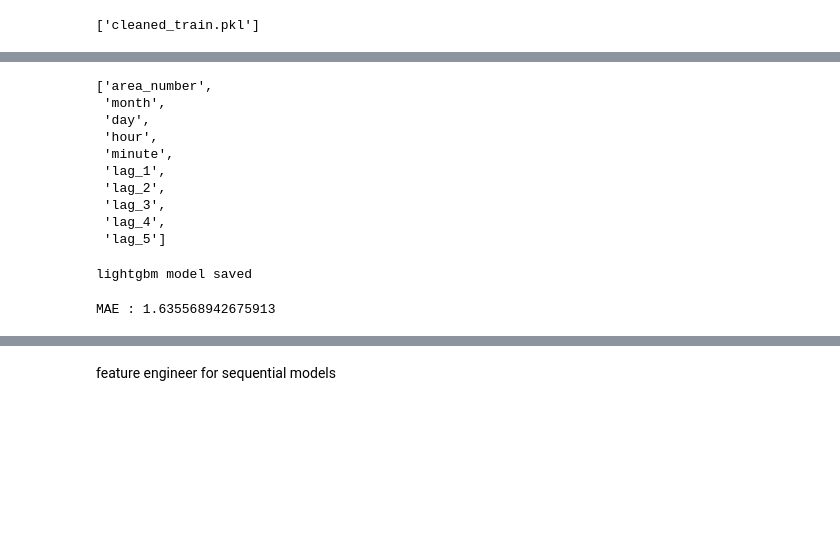
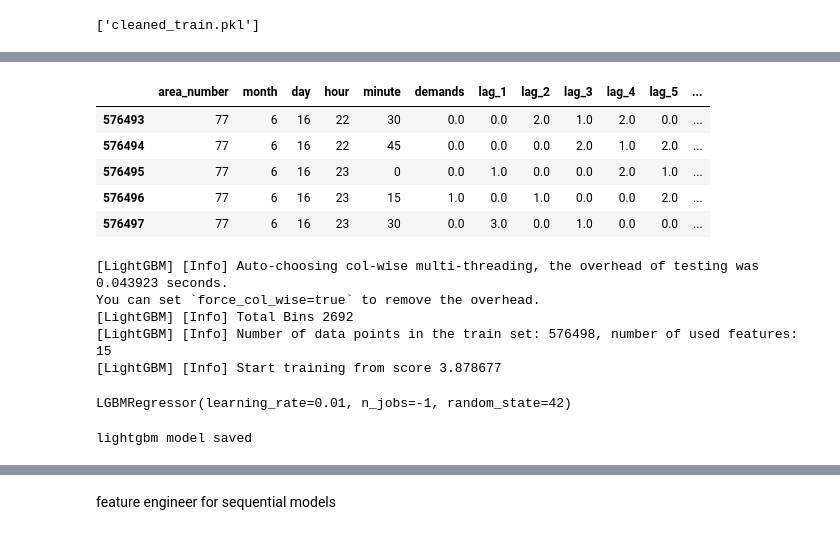
Before and after one commit to isel-har/uber_42, a Jupyter notebook: Untitled0.ipynb, the cells around one changed output, grey strips where cells are left out. Saved outputs shown, nothing was run; the diff lists cells and outputs as text; code cells hidden in the pictures; blank space fills up the shorter version.

```diff
--- a/Untitled0.ipynb
+++ b/Untitled0.ipynb
@@ -85,4 +95,32 @@ cols = cleaned_train.columns.to_list()
 areas = cols[1:]
 time_stamp = cols[0]
 cleaned_train[time_stamp] = pd.to_datetime(cleaned_train[time_stamp])
+# %%
+def create_lags(
+    data,
+    n_lags=5,
+    interval=1,
+    fill_value=None
+):
+
+    # use PACF/ACF to select important lags
+    ...
+
+
+    # lag_features = {}
+    # lag_dict = {}
+
+    # for lag in range(1, n_lags + 1):
+    #     lag_features[f'lag_{lag}'] = []
+
+    # for area in areas:
+
+    #     for i, lag in enumerate(lag_features):
+    #         lags = data[area].shift(i + interval, fill_value=fill_value)
+    #         lag_features[lag].extend(lags.to_list())
+
+    #     for lag in lag_features:
+    #         lag_dict[lag] = lag_features[lag]
+
+    # return pd.DataFrame(lag_dict)
 # %%
@@ -170,0 +162,3 @@ create lag features
+# %%
+time_df = create_time_features(cleaned_train)
+time_df.tail(10)
@@ -170,0 +177,3 @@ create lag features
+# %%
+lag_df = create_lags(cleaned_train, n_lags=96, interval=1)
+lag_df.tail()
@@ -171,8 +187,16 @@ create lag features
+# %%
+train_df = pd.concat([time_df, lag_df], axis=1)
+train_df.tail()
+# %% [output]
+|  | area_number | month | day | hour | minute | demands | lag_1 | lag_2 | lag_3 | lag_4 | lag_5 | ... |
+| 576493 | 77 | 6 | 16 | 22 | 30 | 0.0 | 0.0 | 2.0 | 1.0 | 2.0 | 0.0 | ... |
+| 576494 | 77 | 6 | 16 | 22 | 45 | 0.0 | 0.0 | 0.0 | 2.0 | 1.0 | 2.0 | ... |
+| 576495 | 77 | 6 | 16 | 23 | 0 | 0.0 | 1.0 | 0.0 | 0.0 | 2.0 | 1.0 | ... |
+| 576496 | 77 | 6 | 16 | 23 | 15 | 1.0 | 0.0 | 1.0 | 0.0 | 0.0 | 2.0 | ... |
+| 576497 | 77 | 6 | 16 | 23 | 30 | 0.0 | 3.0 | 0.0 | 1.0 | 0.0 | 0.0 | ... |
 # %%
-X_cols = [c for c in df_train.columns if c != 'demands']
-
-X_train = df_train[X_cols]
-y_train = df_train['demands']
+y_train = train_df['demands']
+train_df.drop(columns=['demands'], inplace=True)
 
 model = LGBMRegressor(
     n_jobs=-1,
@@ -181,31 +205,20 @@ model = LGBMRegressor(
 )
 
 model.fit(
-    X_train,
+    train_df,
     y_train
 )
 
 model
 # %% [output]
-['area_number',
- 'month',
- 'day',
- 'hour',
- 'minute',
- 'lag_1',
- 'lag_2',
- 'lag_3',
- 'lag_4',
- 'lag_5']
+[LightGBM] [Info] Auto-choosing col-wise multi-threading, the overhead of testing was 0.043923 seconds.
+You can set `force_col_wise=true` to remove the overhead.
+[LightGBM] [Info] Total Bins 2692
+[LightGBM] [Info] Number of data points in the train set: 576498, number of used features: 15
+[LightGBM] [Info] Start training from score 3.878677
+LGBMRegressor(learning_rate=0.01, n_jobs=-1, random_state=42)
 # %%
 joblib.dump(model, "lightgbm.pkl")
 print("lightgbm model saved")
 # %% [output]
 lightgbm model saved
-# %%
-#model etestuation
-y_pred = model.predict(X_test)
-
-print("MAE :", mean_absolute_error(y_test, y_pred))
-# %% [output]
-MAE : 1.635568942675913
```
Also changed, not shown: parts of 18 cells of this notebook.
